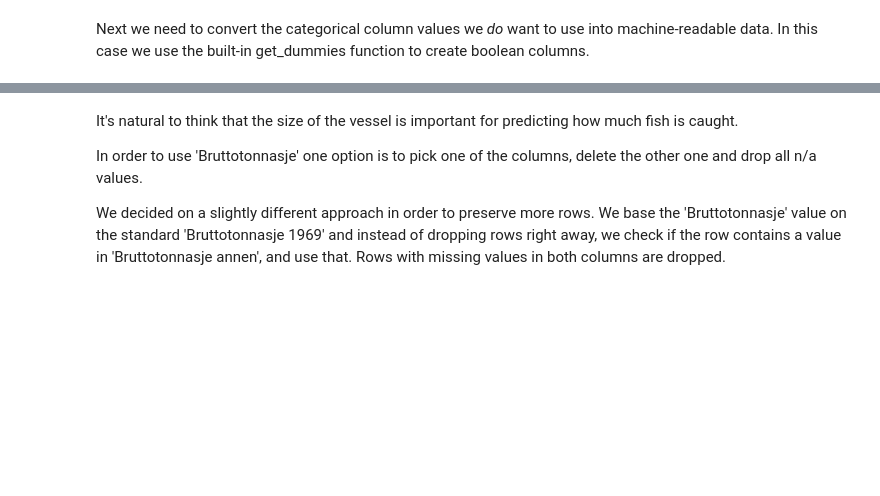
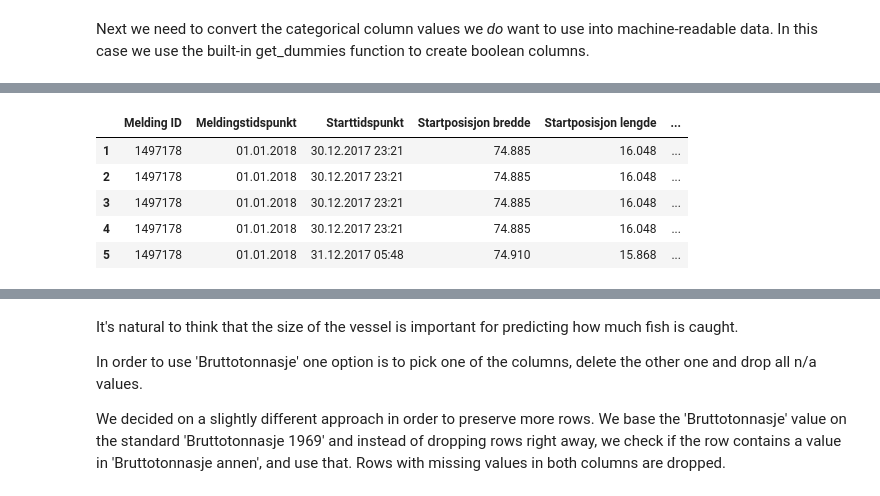
Before and after one commit to ThomasNicolai/info284groupexam, a Jupyter notebook: groupexam.ipynb, the cells around one changed output, grey strips where cells are left out. Drawn from its saved outputs; the diff is of its cells as text; code cells hidden in the pictures; blank space fills up the shorter version.

```diff
--- a/groupexam.ipynb
+++ b/groupexam.ipynb
@@ -78,0 +96,9 @@ df = pd.concat([df,tool_columns], axis=1)
+# %%
+df.head()
+# %% [output]
+|  | Melding ID | Meldingstidspunkt | Starttidspunkt | Startposisjon bredde | Startposisjon lengde | ... |
+| 1 | 1497178 | 01.01.2018 | 30.12.2017 23:21 | 74.885 | 16.048 | ... |
+| 2 | 1497178 | 01.01.2018 | 30.12.2017 23:21 | 74.885 | 16.048 | ... |
+| 3 | 1497178 | 01.01.2018 | 30.12.2017 23:21 | 74.885 | 16.048 | ... |
+| 4 | 1497178 | 01.01.2018 | 30.12.2017 23:21 | 74.885 | 16.048 | ... |
+| 5 | 1497178 | 01.01.2018 | 31.12.2017 05:48 | 74.910 | 15.868 | ... |
```
Also changed, not shown: parts of 22 cells of this notebook.
